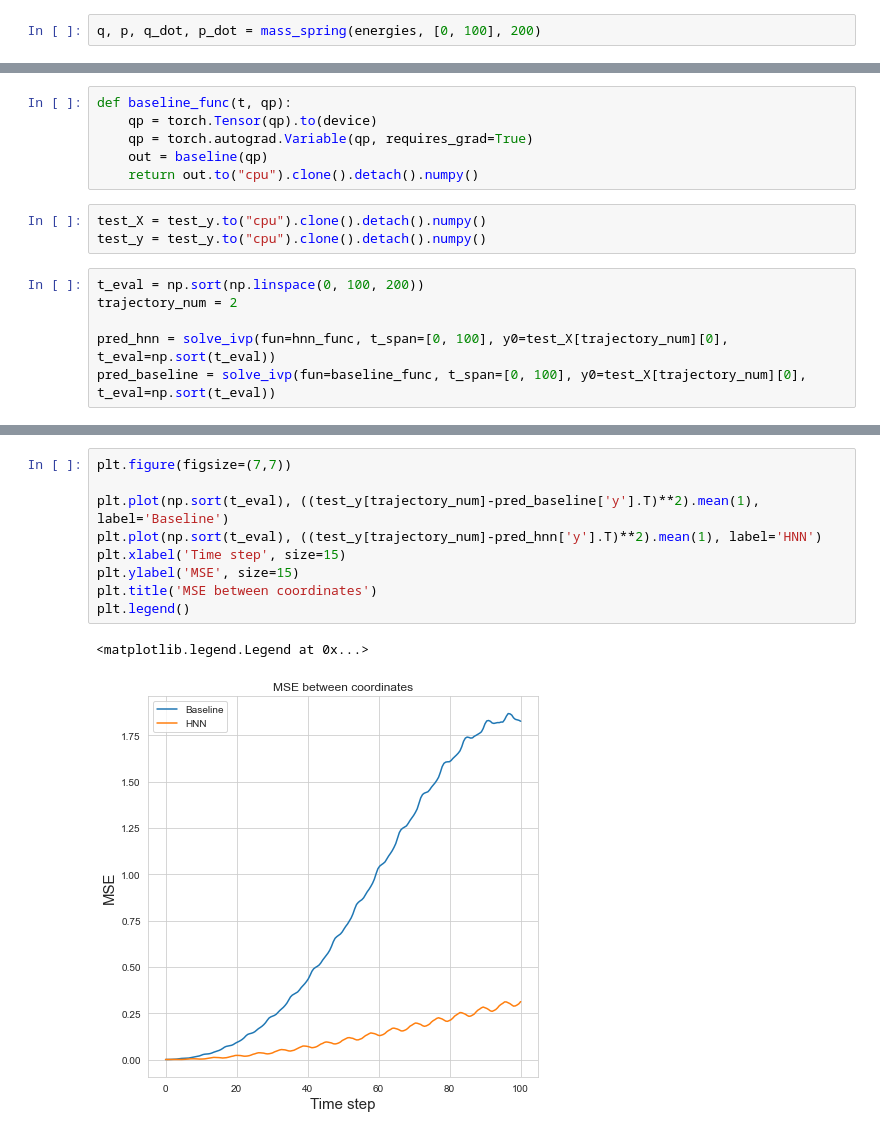
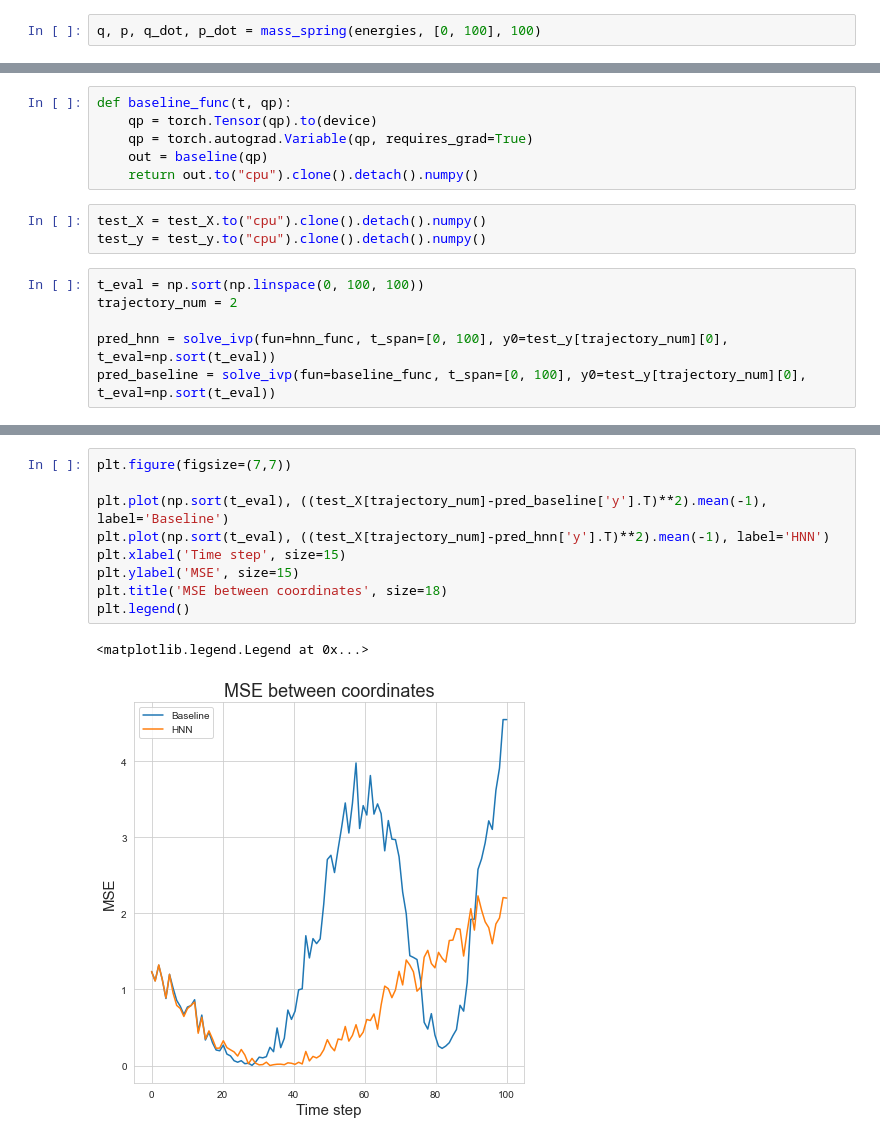
Before and after one commit to szmate00/elte_advanced_ml_lab, a Jupyter notebook: Project/mass_spring.ipynb, the cells around one changed output, grey strips where cells are left out. Saved outputs shown, nothing was run; the diff lists cells and outputs as text.

Commit message:
Finished mass spring system

```diff
--- a/Project/mass_spring.ipynb
+++ b/Project/mass_spring.ipynb
@@ -68,7 +68,7 @@ def diff_hnn(model, qp):
 # energies
 energies = np.random.uniform(0.2, 1, 50)
 # %%
-q, p, q_dot, p_dot = mass_spring(energies, [0, 100], 200)
+q, p, q_dot, p_dot = mass_spring(energies, [0, 100], 100)
 # %%
 plt.figure(figsize=(6,6))
 
@@ -195,14 +191,14 @@ def baseline_func(t, qp):
     out = baseline(qp)
     return out.to("cpu").clone().detach().numpy()
 # %%
-test_X = test_y.to("cpu").clone().detach().numpy()
+test_X = test_X.to("cpu").clone().detach().numpy()
 test_y = test_y.to("cpu").clone().detach().numpy()
 # %%
-t_eval = np.sort(np.linspace(0, 100, 200))
+t_eval = np.sort(np.linspace(0, 100, 100))
 trajectory_num = 2
 
-pred_hnn = solve_ivp(fun=hnn_func, t_span=[0, 100], y0=test_X[trajectory_num][0], t_eval=np.sort(t_eval))
-pred_baseline = solve_ivp(fun=baseline_func, t_span=[0, 100], y0=test_X[trajectory_num][0], t_eval=np.sort(t_eval))
+pred_hnn = solve_ivp(fun=hnn_func, t_span=[0, 100], y0=test_y[trajectory_num][0], t_eval=np.sort(t_eval))
+pred_baseline = solve_ivp(fun=baseline_func, t_span=[0, 100], y0=test_y[trajectory_num][0], t_eval=np.sort(t_eval))
 # %%
 plt.figure(figsize=(20,7))
 
@@ -240,15 +236,15 @@ plt.tight_layout()
 # %%
 plt.figure(figsize=(7,7))
 
-plt.plot(np.sort(t_eval), ((test_y[trajectory_num]-pred_baseline['y'].T)**2).mean(1), label='Baseline')
-plt.plot(np.sort(t_eval), ((test_y[trajectory_num]-pred_hnn['y'].T)**2).mean(1), label='HNN')
+plt.plot(np.sort(t_eval), ((test_X[trajectory_num]-pred_baseline['y'].T)**2).mean(-1), label='Baseline')
+plt.plot(np.sort(t_eval), ((test_X[trajectory_num]-pred_hnn['y'].T)**2).mean(-1), label='HNN')
 plt.xlabel('Time step', size=15)
 plt.ylabel('MSE', size=15)
-plt.title('MSE between coordinates')
+plt.title('MSE between coordinates', size=18)
 plt.legend()
 # %% [output]
 <matplotlib.legend.Legend at 0x...>
-[figure, old version]
+[figure, new version]
 # %%
 plt.figure(figsize=(7,7))
 
```
Also changed, not shown: parts of 6 cells of this notebook.
